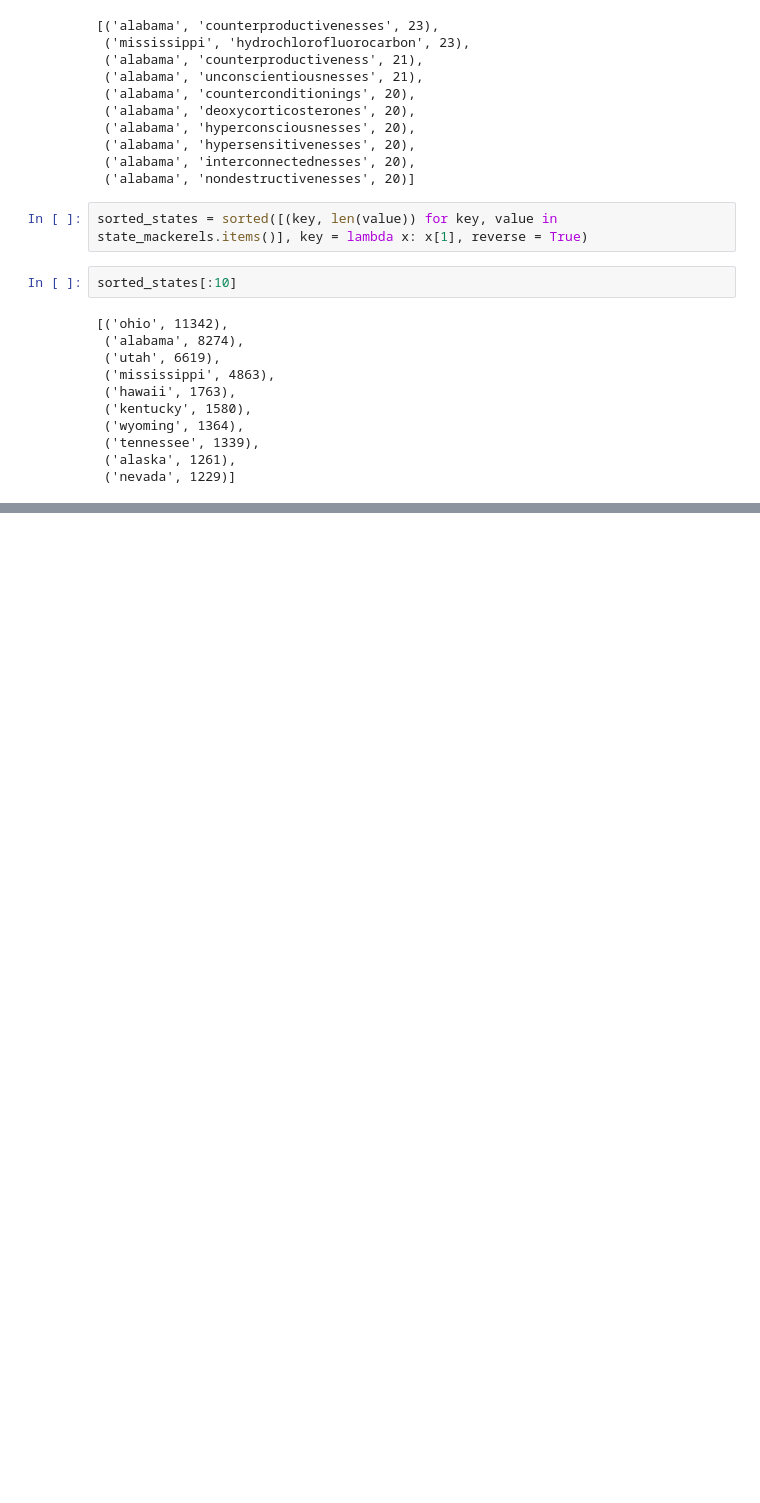
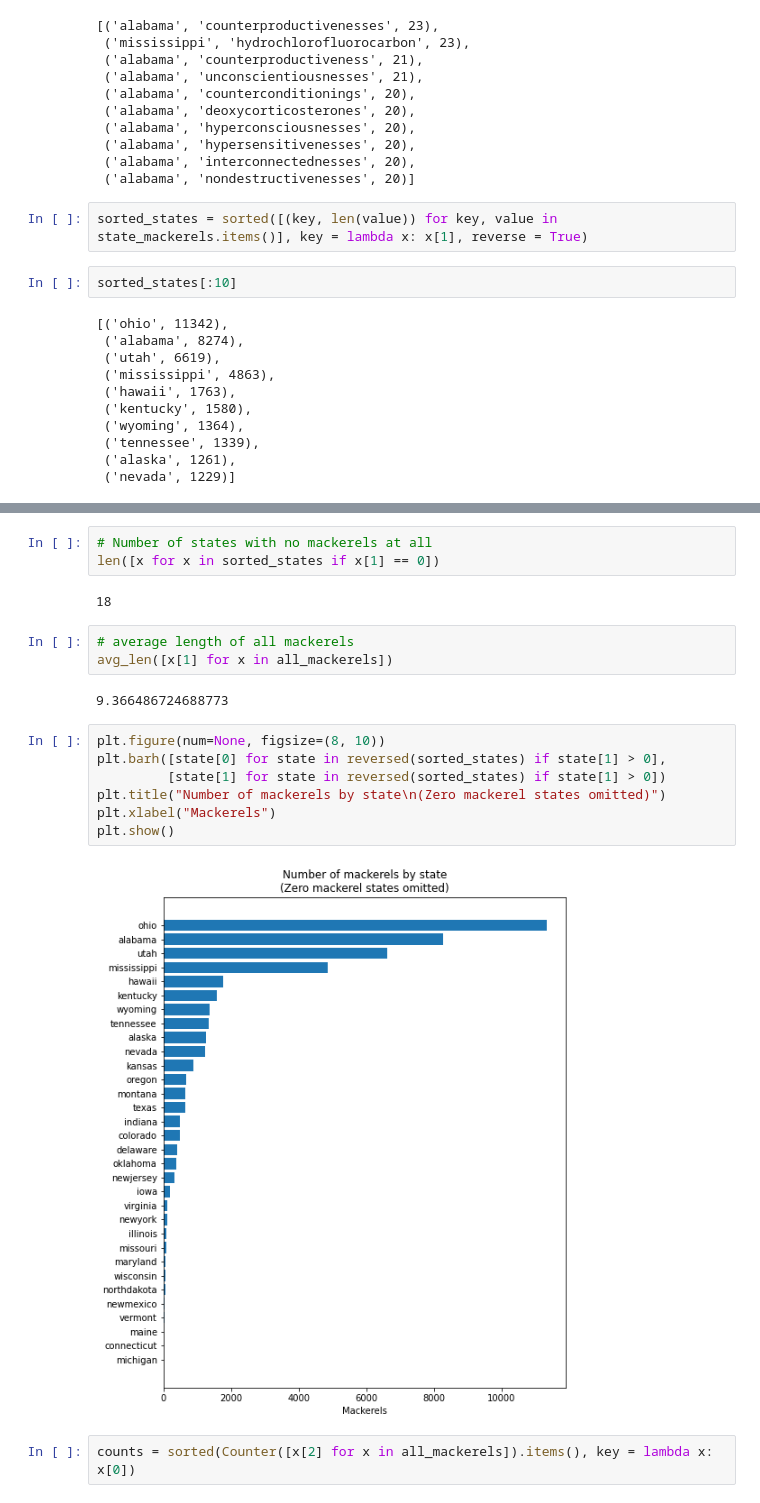
Before and after one commit to TheKeveloper/538-Riddler-Work, a Jupyter notebook: Week 2020-05-22/mackerel.ipynb, the cells around one changed output, grey strips where cells are left out. Drawn from its saved outputs; the diff is of its cells as text; blank space fills up the shorter version.

```diff
--- a/Week 2020-05-22/mackerel.ipynb
+++ b/Week 2020-05-22/mackerel.ipynb
@@ -87,0 +118,21 @@ sorted_states[:10]
+# %%
+# Number of states with no mackerels at all
+len([x for x in sorted_states if x[1] == 0])
+# %% [output]
+18
+# %%
+# average length of all mackerels
+avg_len([x[1] for x in all_mackerels])
+# %% [output]
+9.366486724688773
+# %%
+plt.figure(num=None, figsize=(8, 10))
+plt.barh([state[0] for state in reversed(sorted_states) if state[1] > 0],
+         [state[1] for state in reversed(sorted_states) if state[1] > 0])
+plt.title("Number of mackerels by state\n(Zero mackerel states omitted)")
+plt.xlabel("Mackerels")
+plt.show()
+# %% [output]
+[figure, added]
+# %%
+counts = sorted(Counter([x[2] for x in all_mackerels]).items(), key = lambda x: x[0])
```
Also changed, not shown: parts of 5 cells of this notebook.
